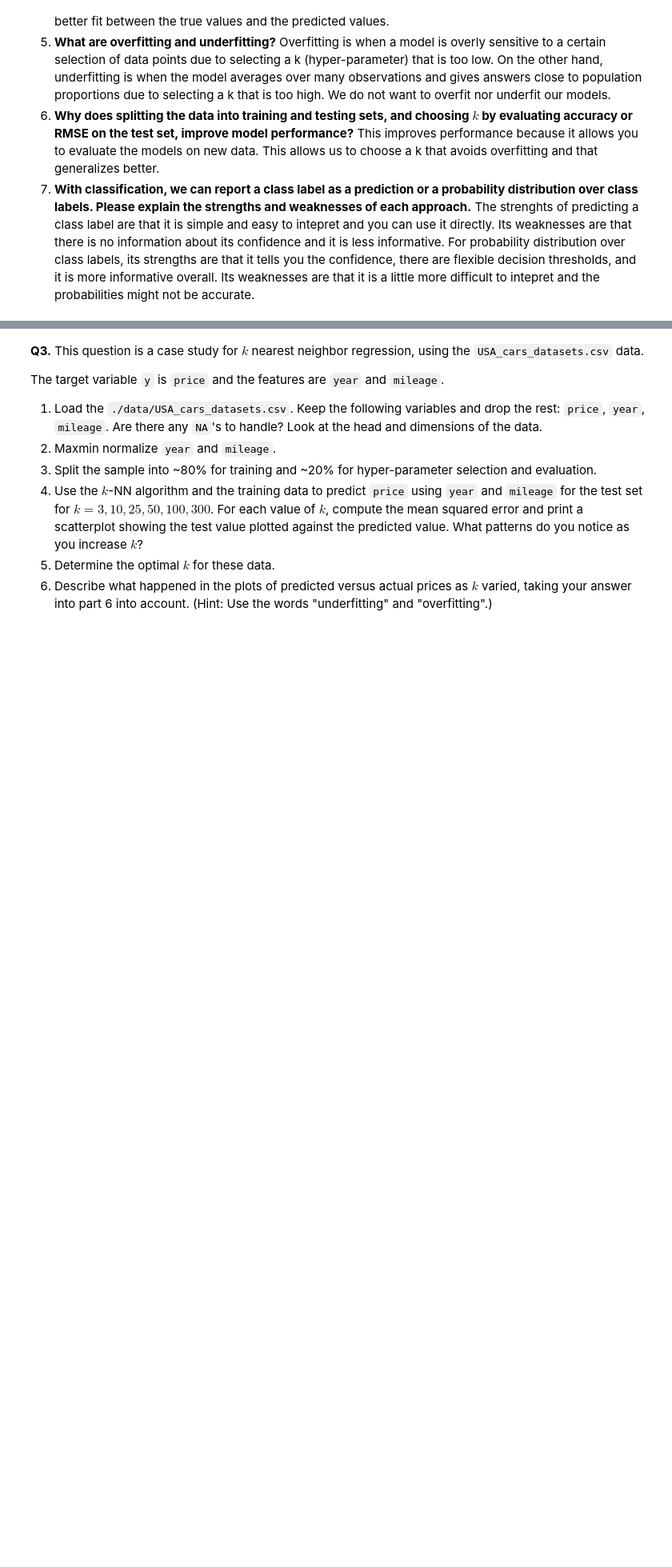
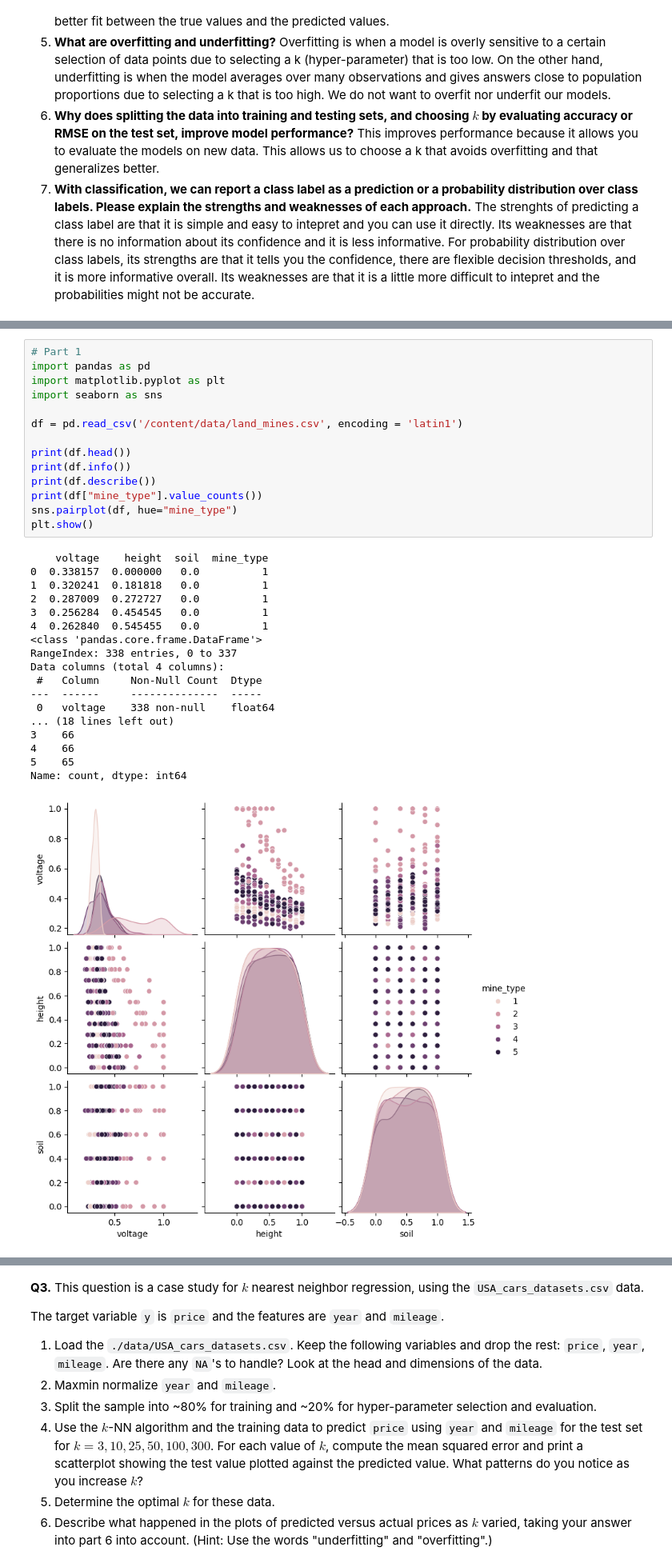
Before and after one commit to katiehutc/undergrad_ml_assignments, a Jupyter notebook: 02_assignment_knn.ipynb, the cells around one changed output, grey strips where cells are left out. Shown at 80% size. Drawn from its saved outputs; the diff is of its cells as text; blank space fills up the shorter version.

```diff
--- a/02_assignment_knn.ipynb
+++ b/02_assignment_knn.ipynb
@@ -23,0 +41,33 @@ The data consists of a label, `mine_type`, taking integer values 1 to 5, and thr
+# %%
+# Part 1
+import pandas as pd
+import matplotlib.pyplot as plt
+import seaborn as sns
+
+df = pd.read_csv('/content/data/land_mines.csv', encoding = 'latin1')
+
+print(df.head())
+print(df.info())
+print(df.describe())
+print(df["mine_type"].value_counts())
+sns.pairplot(df, hue="mine_type")
+plt.show()
+# %% [output]
+    voltage    height  soil  mine_type
+0  0.338157  0.000000   0.0          1
+1  0.320241  0.181818   0.0          1
+2  0.287009  0.272727   0.0          1
+3  0.256284  0.454545   0.0          1
+4  0.262840  0.545455   0.0          1
+<class 'pandas.core.frame.DataFrame'>
+RangeIndex: 338 entries, 0 to 337
+Data columns (total 4 columns):
+ #   Column     Non-Null Count  Dtype
+---  ------     --------------  -----
+ 0   voltage    338 non-null    float64
+... (18 lines left out)
+3    66
+4    66
+5    65
+Name: count, dtype: int64
+[figure, added]
```
Also changed, not shown: parts of 3 cells of this notebook.
